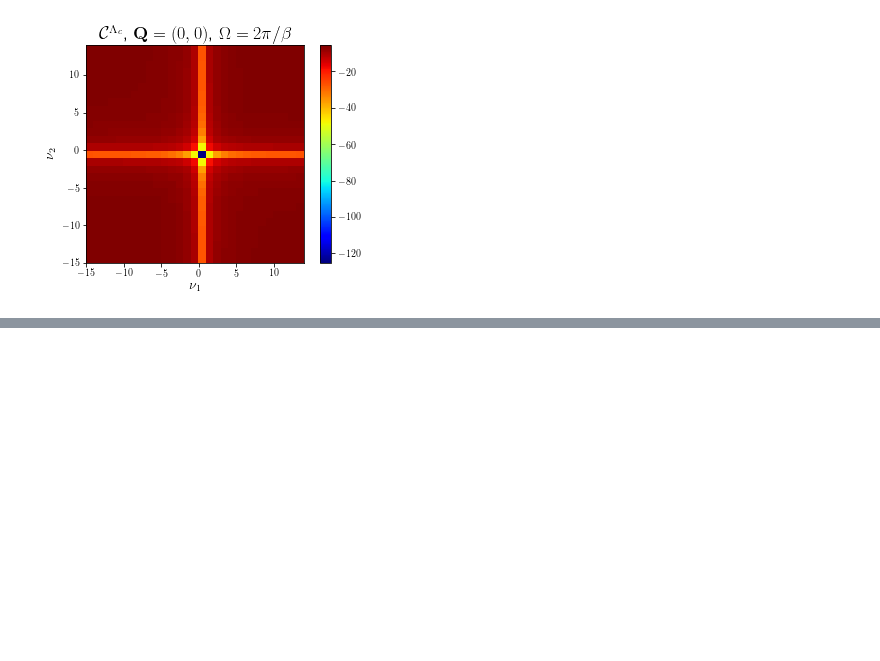
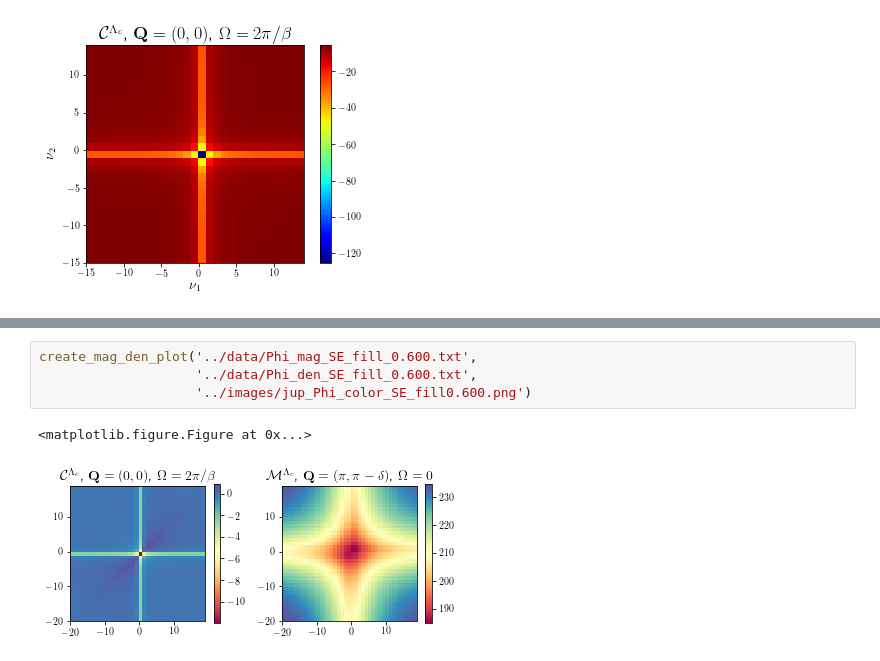
Before and after one commit to Ciro-Taranto/fRG_paper, a Jupyter notebook: scripts/Plot2D_mag_den.ipynb, the cells around one changed output, grey strips where cells are left out. Cells and saved outputs as stored; diff of their text form; blank space fills up the shorter version.

```diff
--- a/scripts/Plot2D_mag_den.ipynb
+++ b/scripts/Plot2D_mag_den.ipynb
@@ -95,0 +104,7 @@ plt.savefig('../images/Phi_color.png',dpi=300)
+# %%
+create_mag_den_plot('../data/Phi_mag_SE_fill_0.600.txt',
+                    '../data/Phi_den_SE_fill_0.600.txt',
+                    '../images/jup_Phi_color_SE_fill0.600.png')
+# %% [output]
+<matplotlib.figure.Figure at 0x...>
+[figure, added]
```
Also changed, not shown: parts of 5 cells of this notebook, 8 other files.
